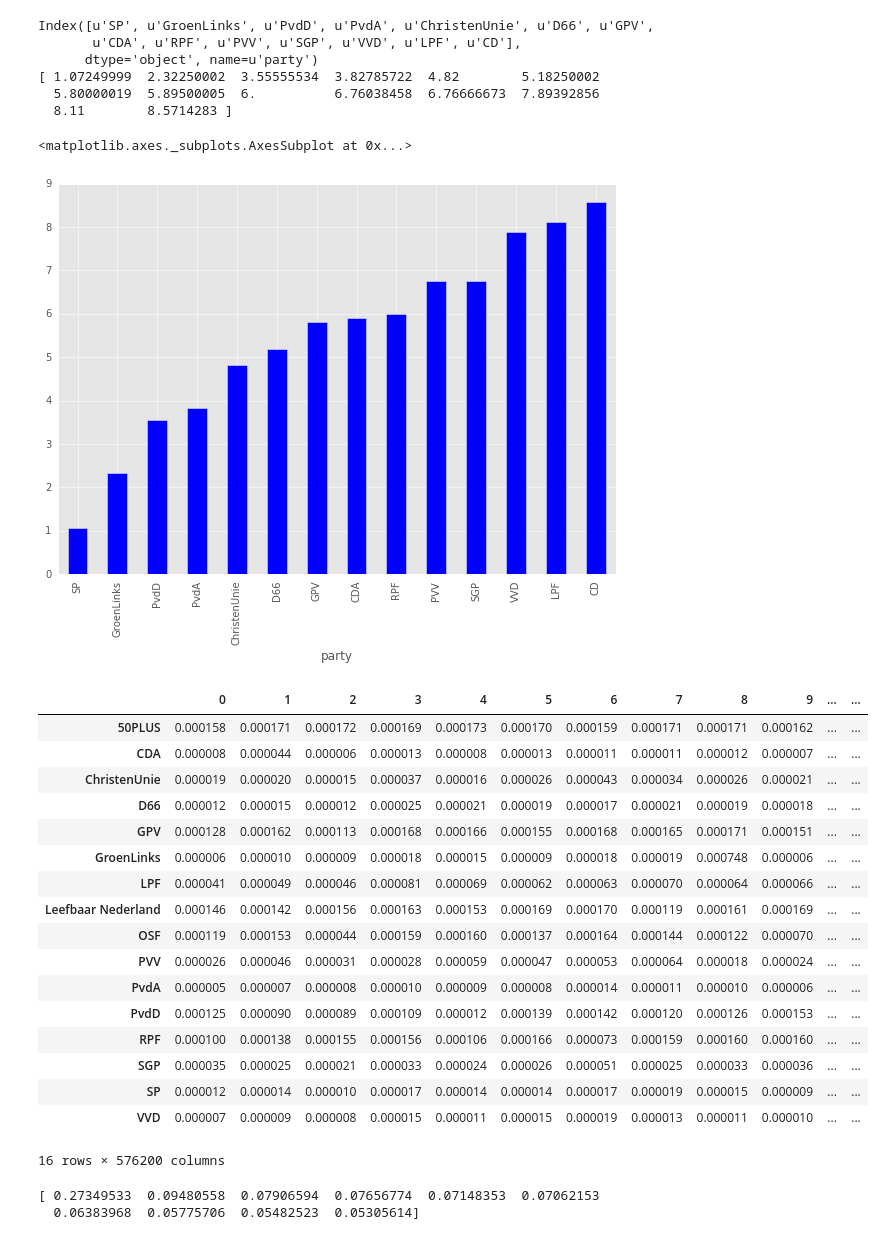
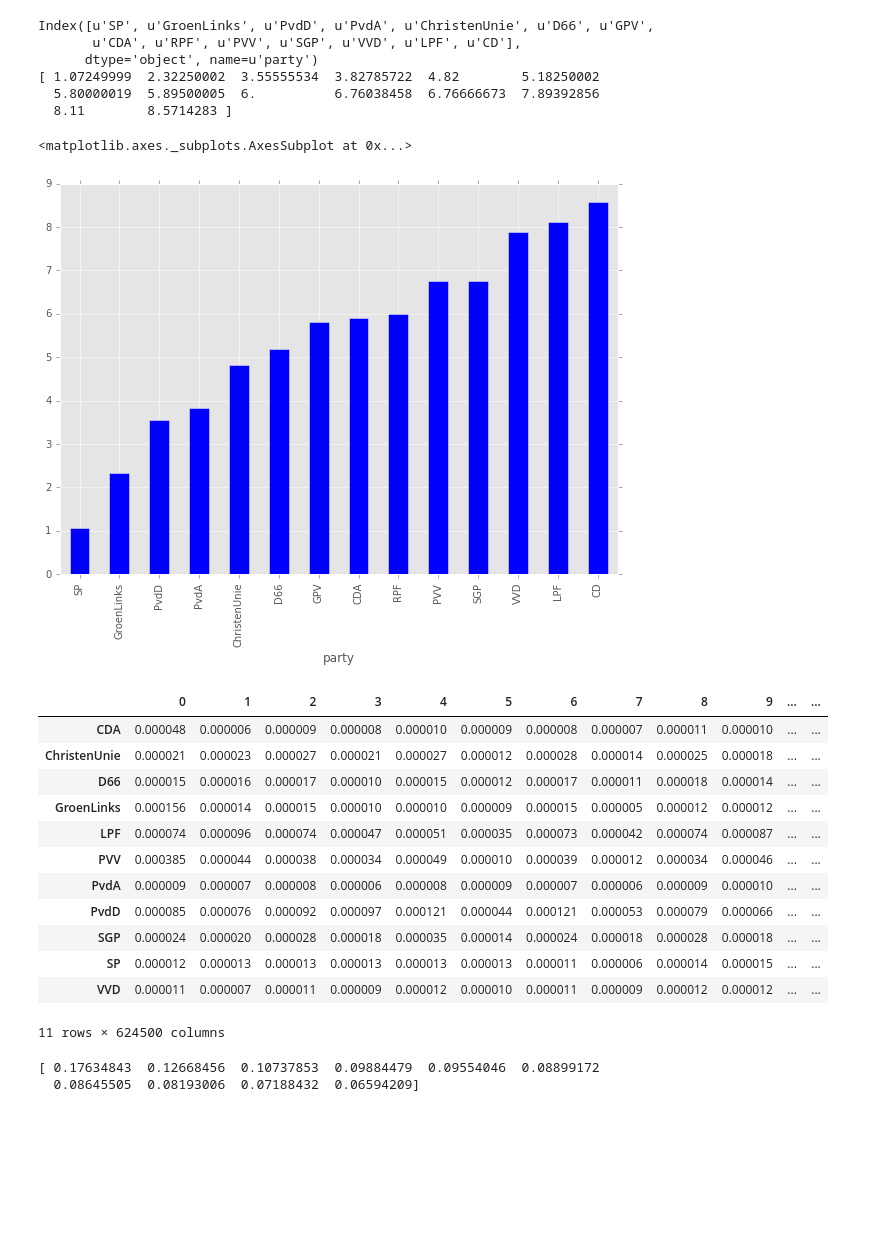
Before and after one commit to jvdzwaan/dilipad, a Jupyter notebook: results/ches parties.ipynb, the cells around one changed output. Saved outputs shown, nothing was run; the diff lists cells and outputs as text; code cells hidden in the pictures; blank space fills up the shorter version.

Commit message:
Update ches parties notebook

```diff
--- a/results/ches parties.ipynb
+++ b/results/ches parties.ipynb
@@ -43,0 +11,3 @@ data
+# %%
+data = pd.read_csv('/home/jvdzwaan/data/dilipad/CHES/data/nl_ches_data.csv', index_col=0)
+data[['lrgen', 'lrecon']]
@@ -66,7 +54,7 @@ from cptm.utils.experiment import load_topics, load_opinions
 
 config = {
     "inputData": "/path/to/input/data/*",
-    "outDir": "/home/jvdzwaan/data/dilipad/results/all_years/all_years-adj-parties/{}",
+    "outDir": "/home/jvdzwaan/data/dilipad/results/all_years-adj-selected_parties_100/{}",
     "nTopics": 100
 }
 
@@ -148,42 +136,37 @@ Index([u'SP', u'GroenLinks', u'PvdD', u'PvdA', u'ChristenUnie', u'D66', u'GPV',
   5.80000019  5.89500005  6.          6.76038458  6.76666673  7.89392856
   8.11        8.5714283 ]
 <matplotlib.axes._subplots.AxesSubplot at 0x...>
-[figure, old version]
+[figure, new version]
 # %%
 # make matrix with opinions on rows and perspectives on columns
 res = {}
 for p, data in opinions.iteritems():
     #print p
     #print len(data.values.flatten())
     res[p] = data.values.flatten()
-data = pd.DataFrame(res).T
-data
+pca_data = pd.DataFrame(res).T
+pca_data
 # %% [output]
 |  | 0 | 1 | 2 | 3 | 4 | 5 | 6 | 7 | 8 | 9 | ... | ... |
-| 50PLUS | 0.000158 | 0.000171 | 0.000172 | 0.000169 | 0.000173 | 0.000170 | 0.000159 | 0.000171 | 0.000171 | 0.000162 | ... | ... |
-| CDA | 0.000008 | 0.000044 | 0.000006 | 0.000013 | 0.000008 | 0.000013 | 0.000011 | 0.000011 | 0.000012 | 0.000007 | ... | ... |
-| ChristenUnie | 0.000019 | 0.000020 | 0.000015 | 0.000037 | 0.000016 | 0.000026 | 0.000043 | 0.000034 | 0.000026 | 0.000021 | ... | ... |
-| D66 | 0.000012 | 0.000015 | 0.000012 | 0.000025 | 0.000021 | 0.000019 | 0.000017 | 0.000021 | 0.000019 | 0.000018 | ... | ... |
-| GPV | 0.000128 | 0.000162 | 0.000113 | 0.000168 | 0.000166 | 0.000155 | 0.000168 | 0.000165 | 0.000171 | 0.000151 | ... | ... |
-| GroenLinks | 0.000006 | 0.000010 | 0.000009 | 0.000018 | 0.000015 | 0.000009 | 0.000018 | 0.000019 | 0.000748 | 0.000006 | ... | ... |
-| LPF | 0.000041 | 0.000049 | 0.000046 | 0.000081 | 0.000069 | 0.000062 | 0.000063 | 0.000070 | 0.000064 | 0.000066 | ... | ... |
-| Leefbaar Nederland | 0.000146 | 0.000142 | 0.000156 | 0.000163 | 0.000153 | 0.000169 | 0.000170 | 0.000119 | 0.000161 | 0.000169 | ... | ... |
-| OSF | 0.000119 | 0.000153 | 0.000044 | 0.000159 | 0.000160 | 0.000137 | 0.000164 | 0.000144 | 0.000122 | 0.000070 | ... | ... |
-| PVV | 0.000026 | 0.000046 | 0.000031 | 0.000028 | 0.000059 | 0.000047 | 0.000053 | 0.000064 | 0.000018 | 0.000024 | ... | ... |
-| PvdA | 0.000005 | 0.000007 | 0.000008 | 0.000010 | 0.000009 | 0.000008 | 0.000014 | 0.000011 | 0.000010 | 0.000006 | ... | ... |
-| PvdD | 0.000125 | 0.000090 | 0.000089 | 0.000109 | 0.000012 | 0.000139 | 0.000142 | 0.000120 | 0.000126 | 0.000153 | ... | ... |
-| RPF | 0.000100 | 0.000138 | 0.000155 | 0.000156 | 0.000106 | 0.000166 | 0.000073 | 0.000159 | 0.000160 | 0.000160 | ... | ... |
-| SGP | 0.000035 | 0.000025 | 0.000021 | 0.000033 | 0.000024 | 0.000026 | 0.000051 | 0.000025 | 0.000033 | 0.000036 | ... | ... |
-| SP | 0.000012 | 0.000014 | 0.000010 | 0.000017 | 0.000014 | 0.000014 | 0.000017 | 0.000019 | 0.000015 | 0.000009 | ... | ... |
-| VVD | 0.000007 | 0.000009 | 0.000008 | 0.000015 | 0.000011 | 0.000015 | 0.000019 | 0.000013 | 0.000011 | 0.000010 | ... | ... |
+| CDA | 0.000048 | 0.000006 | 0.000009 | 0.000008 | 0.000010 | 0.000009 | 0.000008 | 0.000007 | 0.000011 | 0.000010 | ... | ... |
+| ChristenUnie | 0.000021 | 0.000023 | 0.000027 | 0.000021 | 0.000027 | 0.000012 | 0.000028 | 0.000014 | 0.000025 | 0.000018 | ... | ... |
+| D66 | 0.000015 | 0.000016 | 0.000017 | 0.000010 | 0.000015 | 0.000012 | 0.000017 | 0.000011 | 0.000018 | 0.000014 | ... | ... |
+| GroenLinks | 0.000156 | 0.000014 | 0.000015 | 0.000010 | 0.000010 | 0.000009 | 0.000015 | 0.000005 | 0.000012 | 0.000012 | ... | ... |
+| LPF | 0.000074 | 0.000096 | 0.000074 | 0.000047 | 0.000051 | 0.000035 | 0.000073 | 0.000042 | 0.000074 | 0.000087 | ... | ... |
+| PVV | 0.000385 | 0.000044 | 0.000038 | 0.000034 | 0.000049 | 0.000010 | 0.000039 | 0.000012 | 0.000034 | 0.000046 | ... | ... |
+| PvdA | 0.000009 | 0.000007 | 0.000008 | 0.000006 | 0.000008 | 0.000009 | 0.000007 | 0.000006 | 0.000009 | 0.000010 | ... | ... |
+| PvdD | 0.000085 | 0.000076 | 0.000092 | 0.000097 | 0.000121 | 0.000044 | 0.000121 | 0.000053 | 0.000079 | 0.000066 | ... | ... |
+| SGP | 0.000024 | 0.000020 | 0.000028 | 0.000018 | 0.000035 | 0.000014 | 0.000024 | 0.000018 | 0.000028 | 0.000018 | ... | ... |
+| SP | 0.000012 | 0.000013 | 0.000013 | 0.000013 | 0.000013 | 0.000013 | 0.000011 | 0.000006 | 0.000014 | 0.000015 | ... | ... |
+| VVD | 0.000011 | 0.000007 | 0.000011 | 0.000009 | 0.000012 | 0.000010 | 0.000011 | 0.000009 | 0.000012 | 0.000012 | ... | ... |
-16 rows × 576200 columns
+11 rows × 624500 columns
 # %%
 from sklearn.decomposition import PCA
 pca = PCA(n_components=10)
-pca.fit(data)
+pca.fit(pca_data)
 print(pca.explained_variance_ratio_)
 # %% [output]
-[ 0.27349533  0.09480558  0.07906594  0.07656774  0.07148353  0.07062153
-  0.06383968  0.05775706  0.05482523  0.05305614]
+[ 0.17634843  0.12668456  0.10737853  0.09884479  0.09554046  0.08899172
+  0.08645505  0.08193006  0.07188432  0.06594209]
 # %%
 pca = PCA(n_components=2)
```
Also changed, not shown: parts of 22 cells of this notebook.
